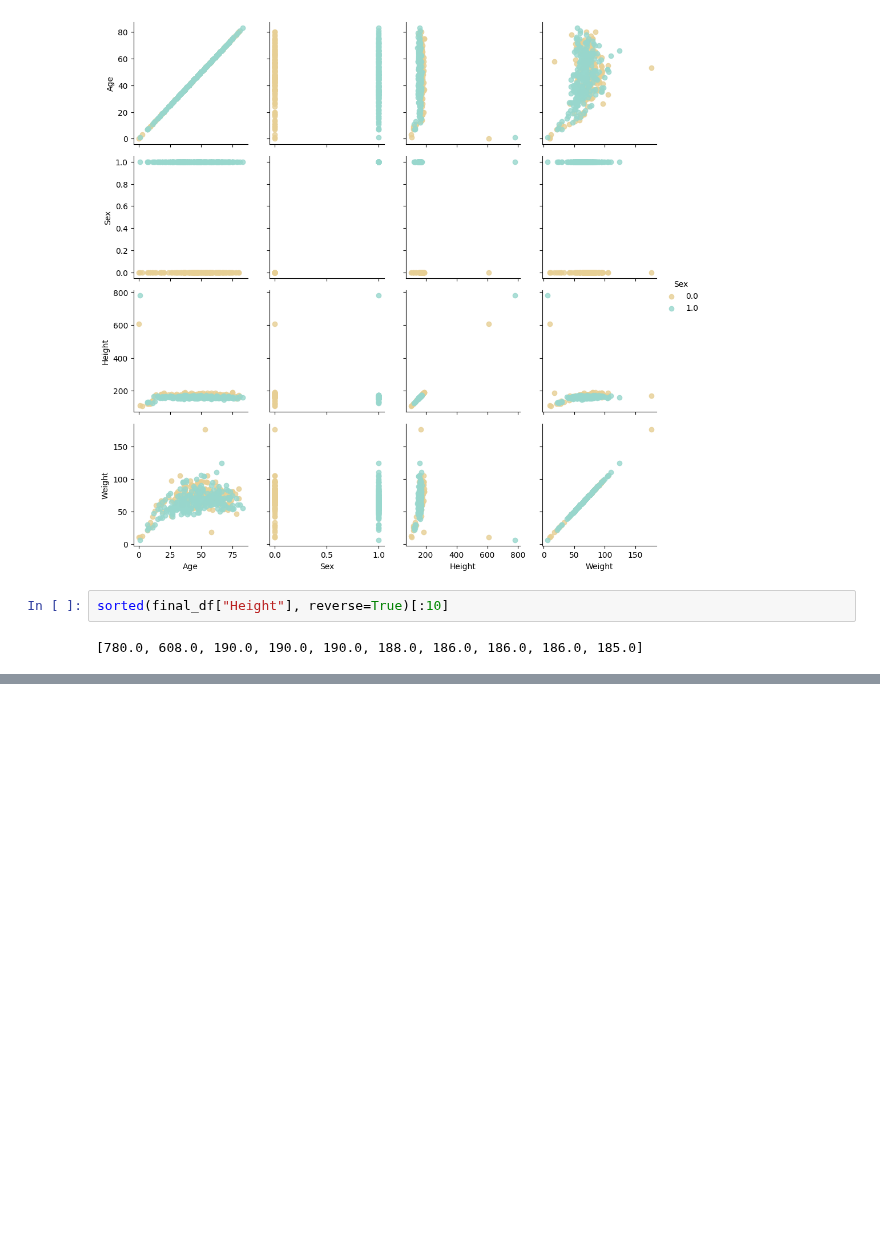
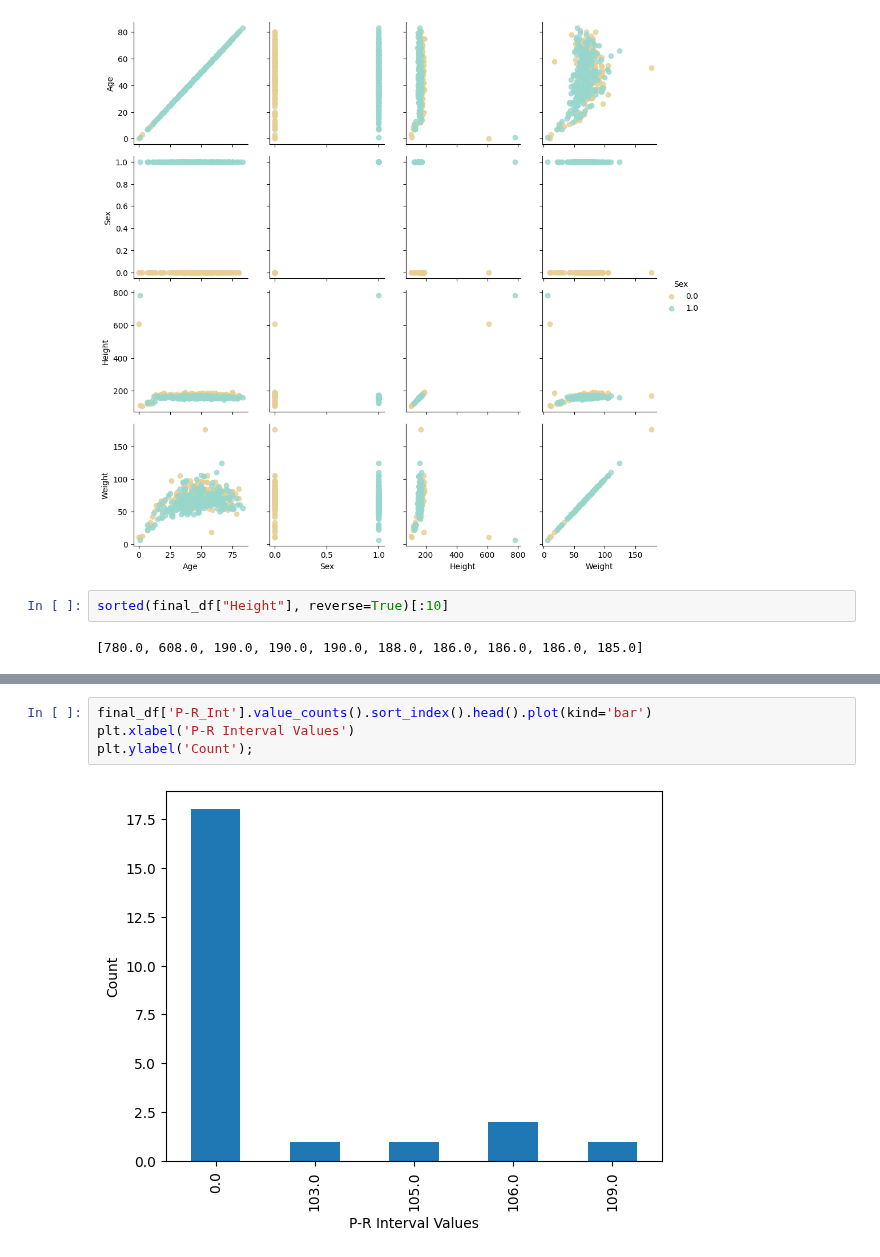
Before and after one commit to heytanix/PROJECT_ARRHYTHMIA, a Jupyter notebook: Oversampled_and_PCA.ipynb, the cells around one changed output, grey strips where cells are left out. Cells and saved outputs as stored; diff of their text form; blank space fills up the shorter version.

```diff
--- a/Oversampled_and_PCA.ipynb
+++ b/Oversampled_and_PCA.ipynb
@@ -263,0 +274,6 @@ sorted(final_df["Height"], reverse=True)[:10]
+# %%
+final_df['P-R_Int'].value_counts().sort_index().head().plot(kind='bar')
+plt.xlabel('P-R Interval Values')
+plt.ylabel('Count');
+# %% [output]
+[figure, added]
```
Also changed, not shown: parts of 2 cells of this notebook.
